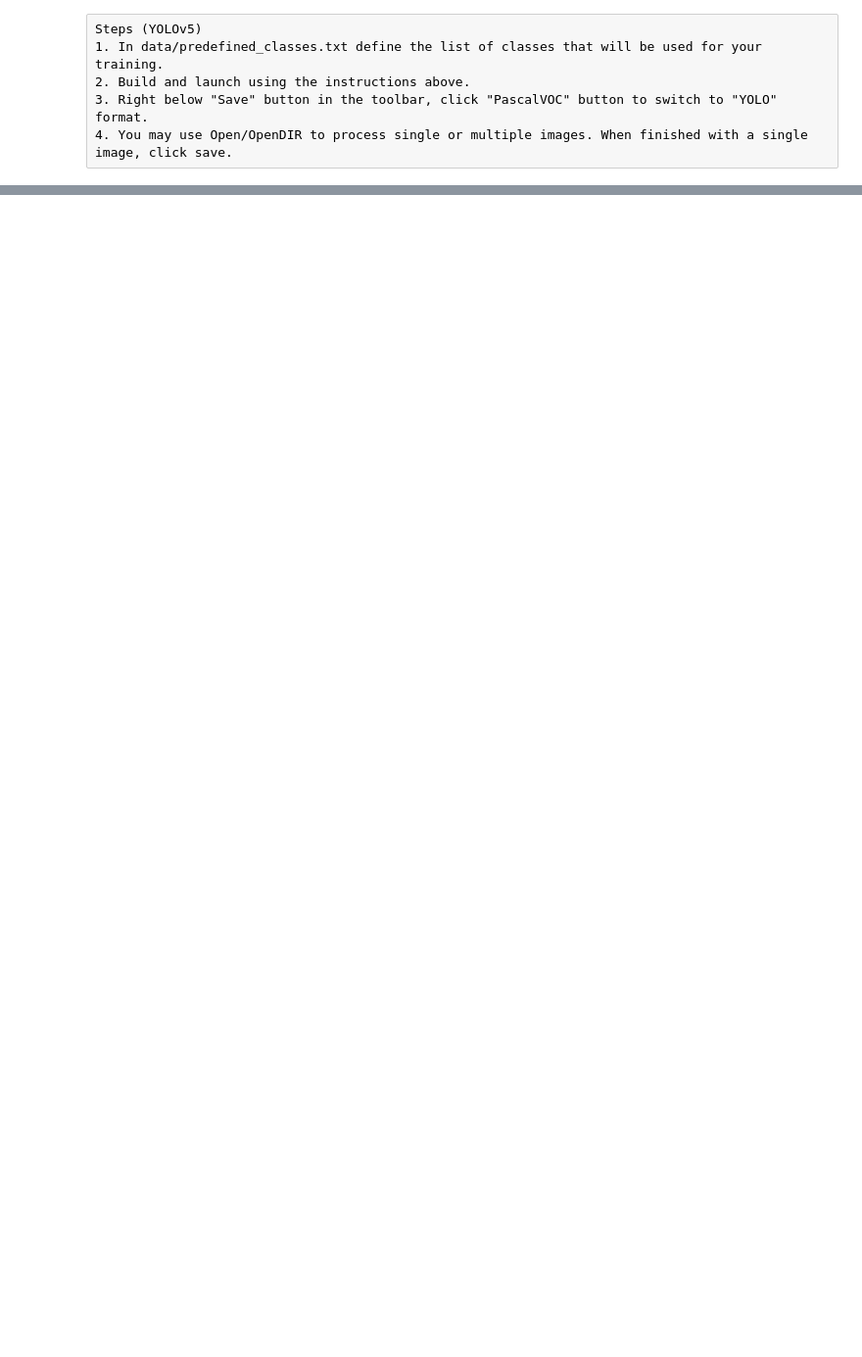
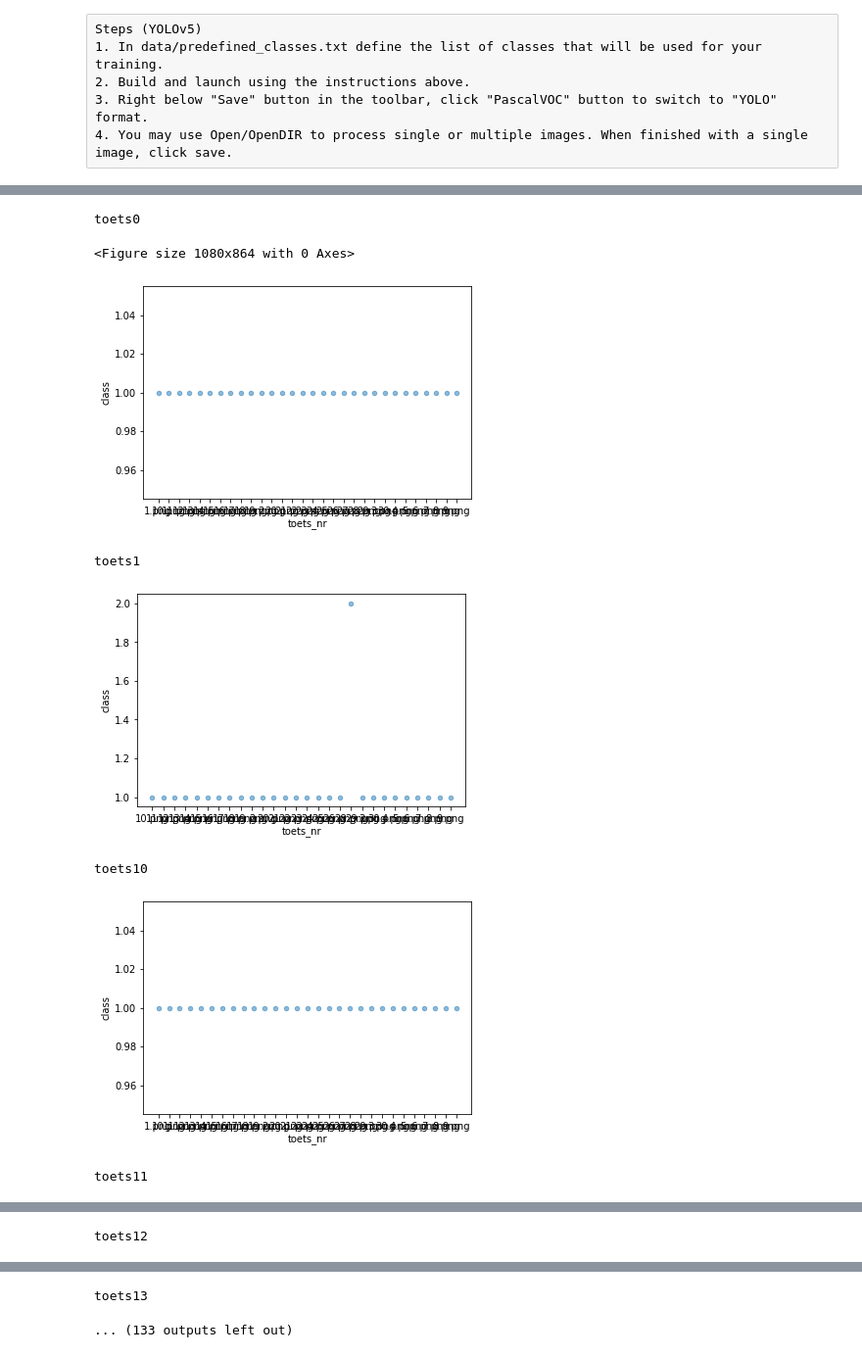
Before and after one commit to ADS-thesis-CITO/CITO-thesis, a Jupyter notebook: Classification Aico/preprocessing/yolov5/yolov5.ipynb, the cells around one changed output, grey strips where cells are left out. Shown at 98% size. Drawn from its saved outputs; the diff is of its cells as text; code cells hidden in the pictures; blank space fills up the shorter version.

```diff
--- a/Classification Aico/preprocessing/yolov5/yolov5.ipynb
+++ b/Classification Aico/preprocessing/yolov5/yolov5.ipynb
@@ -299,0 +208,23 @@ print(classification_report(y_pred,y_true))
+# %%
+df_new_handwritten = df_handwritten.groupby(['toets','toets_nr'])['class'].count().reset_index()
+# define subplot grid
+plt.figure(figsize=(15, 12))
+plt.subplots_adjust(hspace=0.5)
+plt.suptitle("", fontsize=18, y=0.95)
+tickers = list(df_new_handwritten['toets'].unique())
+# loop through the length of tickers and keep track of index
+for n, ticker in enumerate(tickers):
+    # add a new subplot iteratively
+    print(ticker)
+    df_new_handwritten[df_new_handwritten["toets"] == ticker].plot.scatter(x='toets_nr', y='class', alpha=0.5)
+
+    plt.show()
+# %% [output]
+toets0
+<Figure size 1080x864 with 0 Axes>
+[figure, added]
+toets1
+[figure, added]
+toets10
+[figure, added]
+toets11
@@ -299,0 +232 @@ print(classification_report(y_pred,y_true))
+toets12
@@ -299,0 +234,2 @@ print(classification_report(y_pred,y_true))
+toets13
+... (133 outputs left out)
```
Also changed, not shown: parts of 53 cells of this notebook.
